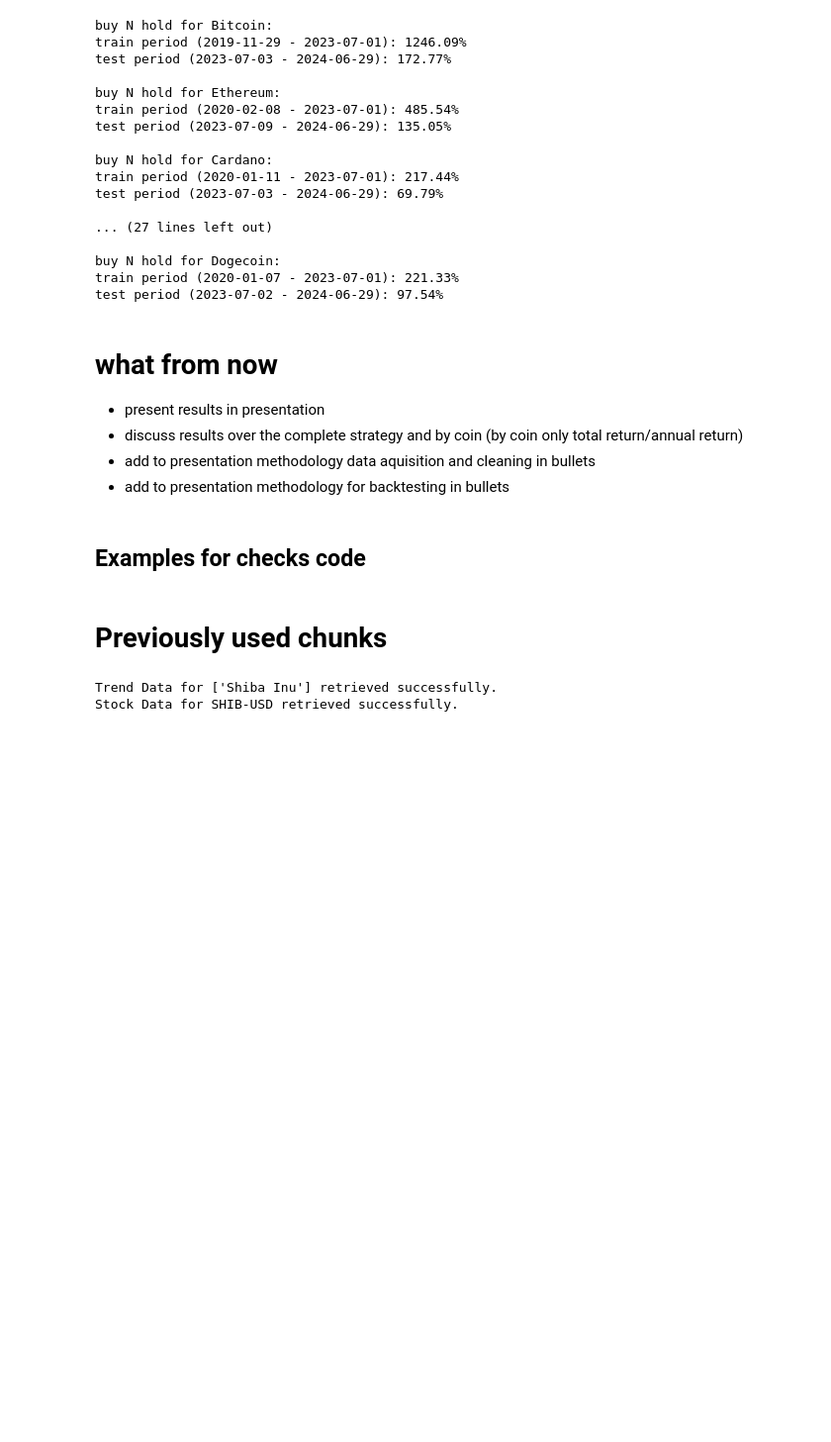
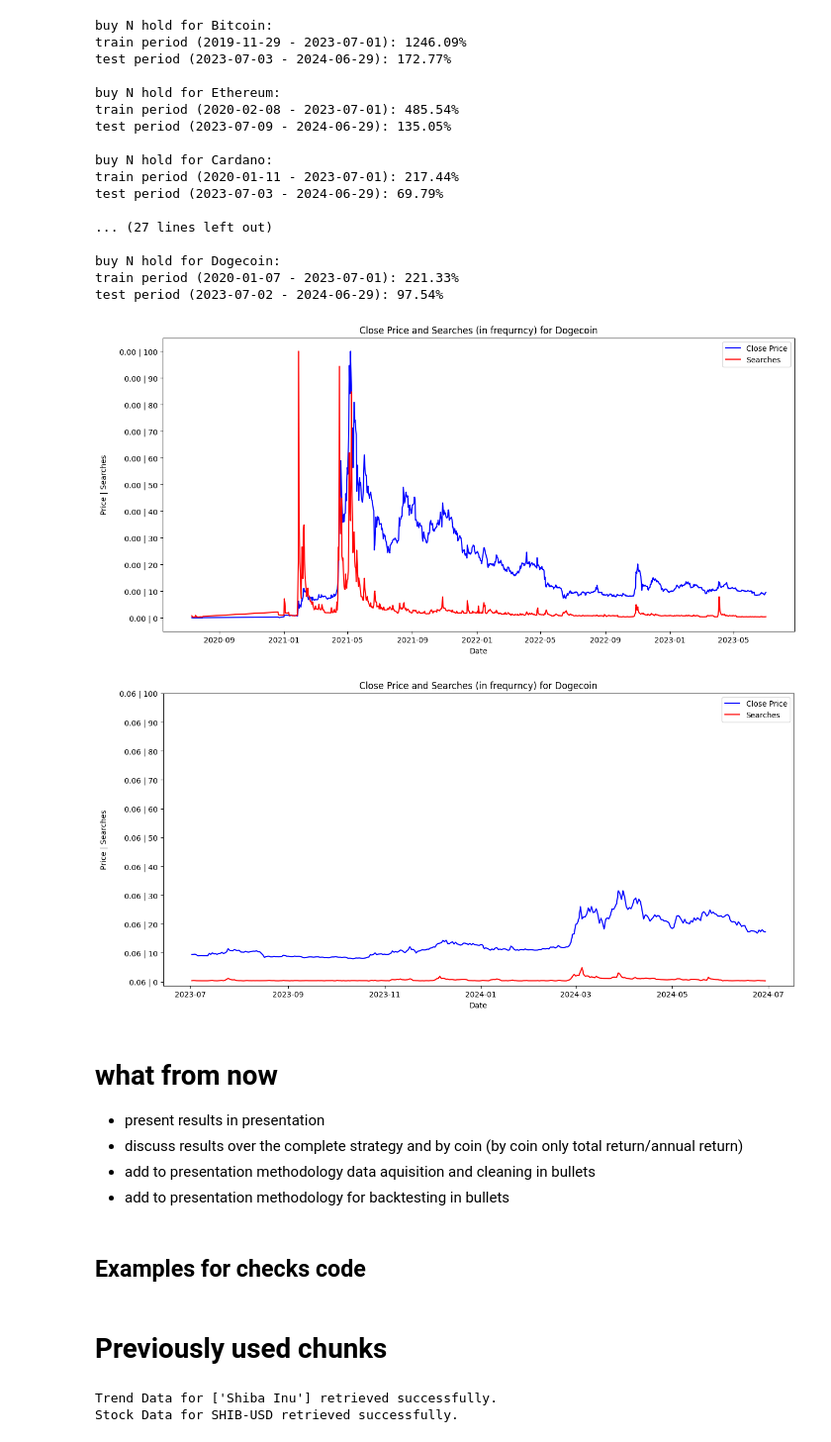
Before and after one commit to HillelCharbit/Trading-Algorithm-Project---google-trends, a Jupyter notebook: presentation/tradeSentmntAnalysis.ipynb, the cells around one changed output. Shown at 99% size. Cells and saved outputs as stored; diff of their text form; code cells hidden in the pictures; blank space fills up the shorter version.

```diff
--- a/presentation/tradeSentmntAnalysis.ipynb
+++ b/presentation/tradeSentmntAnalysis.ipynb
@@ -872,7 +873,7 @@ for i, param in enumerate(params[starting_pos:]):
     hyperParamsLine1 = f'  Window:         {bb_window}  Upper Band Threshold (Buy Threshold):       {bb_buy_threshold}'
     hyperParamsLine2 = f'                               Lower Band Sell Threshold (Sell Threshold): {bb_sell_threshold}'
     hyperParamsLine3 = f'  window:         {rsi_window}  Limits:                               {rsi_limits}'
-    hyperParamsLine4 = f'  Quantity scale: {qty_scale} max_p_value:                           {max_p_value}'
+    hyperParamsLine4 = f'  Quantity scale: {qty_scale} max p-value:                           {max_p_value}'
 
     print(f'Strategy Hyper-Parameters:\n{'=' * len(hyperParamsLine1)}\n Bollinger Bands:\n{hyperParamsLine1}\n{hyperParamsLine2}\n Relative Strength Index (RSI):\n{hyperParamsLine3}\n Others:\n{hyperParamsLine3}\n{'=' * len(hyperParamsLine4)}\n')
 
@@ -1170,6 +1086,59 @@ test period (2023-07-03 - 2024-06-29): 69.79%
 buy N hold for Dogecoin:
 train period (2020-01-07 - 2023-07-01): 221.33%
 test period (2023-07-02 - 2024-06-29): 97.54%
+# %%
+cutoff = '2023-07-01'
+
+doge = getNormalizedData('Dogecoin', 'DOGE', start = start, end = end, do_double = True)
+
+# normalizing the close price of doge
+doge['Normalized_Close'] = 100 * (doge.Close - min_price) / (max_price - min_price)
+
+doge['Date'] = pd.to_datetime(doge['Date'])
+
+dogeTrain = doge[doge['Date'] <= pd.to_datetime(cutoff)]
+dogeTest = doge[doge['Date'] > pd.to_datetime(cutoff)]
+
+min_price_train = dogeTrain.Close.min()
+max_price_train = dogeTrain.Close.max()
+
+min_price_test = dogeTest.Close.min()
+max_price_test = dogeTest.Close.max()
+
+N_y_ticks = 11
+train_y_ticks = np.linspace(min_price_train, min_price_train, N_y_ticks)
+train_y_ticks_labels = [f'{y:.2f} | {i * 10}' for i, y in enumerate(train_y_ticks)]
+
+test_y_ticks = np.linspace(min_price_test, min_price_test, N_y_ticks)
+test_y_ticks_labels = [f'{y:.2f} | {i * 10}' for i, y in enumerate(test_y_ticks)]
+
+# plotting the close and the normalized searches for doge where they have a similar scale
+plt.figure(figsize=(15, 7))
+plt.plot(dogeTrain.Date, dogeTrain.Normalized_Close, label='Close Price', color='blue')
+plt.plot(dogeTrain.Date, dogeTrain.Normalized_Searches, label='Searches', color='red')
+plt.title('Close Price and Searches (in frequrncy) for Dogecoin')
+plt.xlabel('Date')
+plt.gca().yaxis.set_label_position("left")
+plt.gca().yaxis.labelpad = 15
+plt.ylabel('Price | Searches')
+plt.yticks([i * 10 for i in range(N_y_ticks)], train_y_ticks_labels)
+plt.legend()
+plt.show()
+
+plt.figure(figsize=(15, 7))
+plt.plot(dogeTest.Date, dogeTest.Normalized_Close, label='Close Price', color='blue')
+plt.plot(dogeTest.Date, dogeTest.Normalized_Searches, label='Searches', color='red')
+plt.title('Close Price and Searches (in frequrncy) for Dogecoin')
+plt.xlabel('Date')
+plt.gca().yaxis.set_label_position("left")
+plt.gca().yaxis.labelpad = 15
+plt.ylabel('Price | Searches')
+plt.yticks([i * 10 for i in range(N_y_ticks)], test_y_ticks_labels)
+plt.legend()
+plt.show()
+# %% [output]
+[figure, added]
+[figure, added]
 # %% [markdown]
 # what from now
 
```
Also changed, not shown: parts of 4 cells of this notebook, 3 other files.
